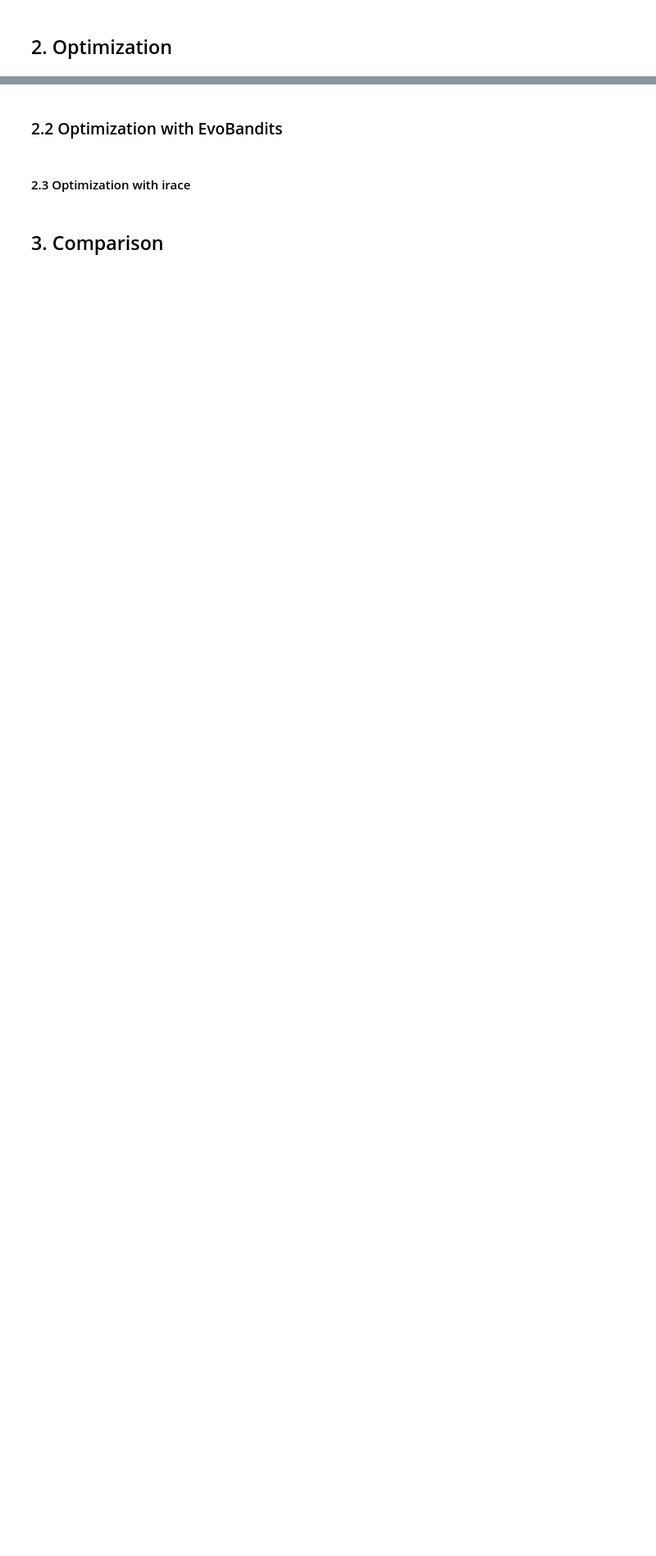
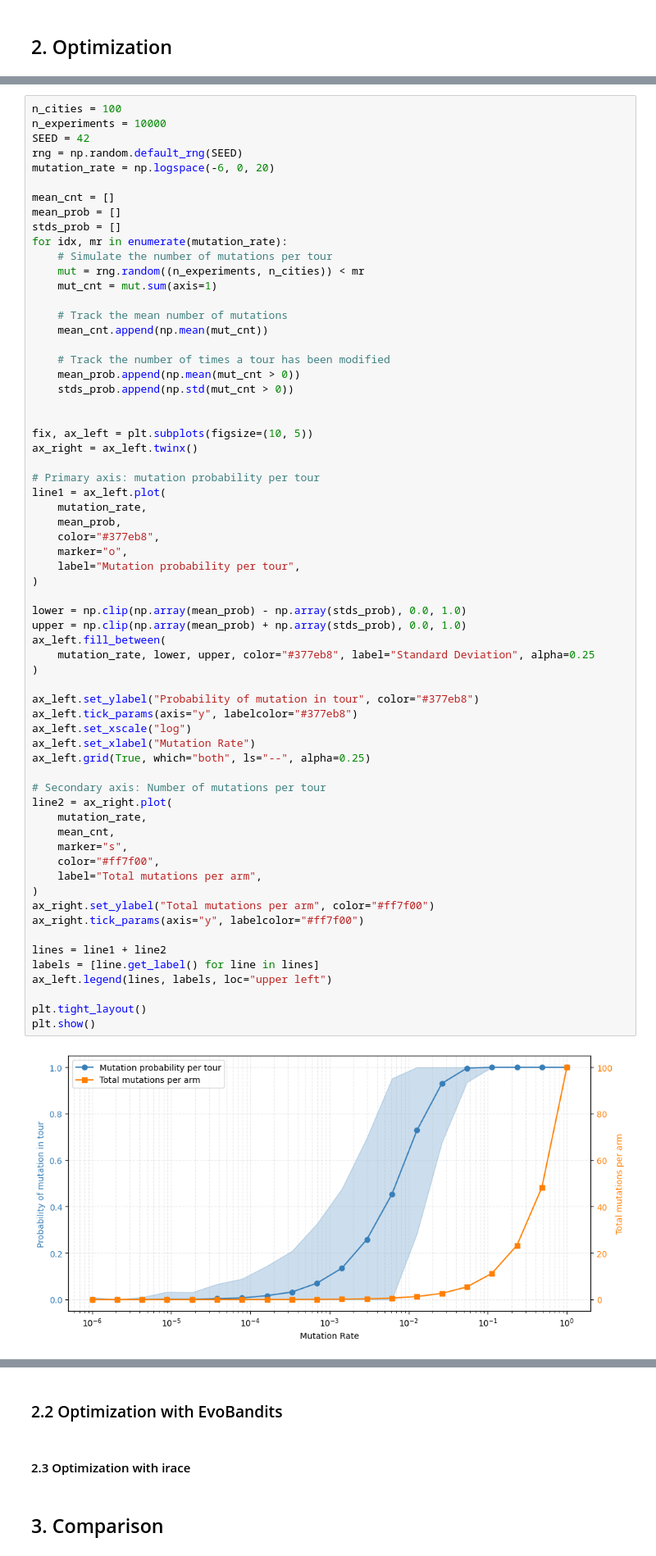
Before and after one commit to fwuermseher/EvoBandits, a Jupyter notebook: examples/demo_ga/optimization.ipynb, the cells around one changed output, grey strips where cells are left out. Shown: that part at 82% size. Cells and saved outputs as stored; diff of their text form; blank space fills up the shorter version.

```diff
--- a/examples/demo_ga/optimization.ipynb
+++ b/examples/demo_ga/optimization.ipynb
@@ -75,0 +138,66 @@ plt.show()
+# %%
+n_cities = 100
+n_experiments = 10000
+SEED = 42
+rng = np.random.default_rng(SEED)
+mutation_rate = np.logspace(-6, 0, 20)
+
+mean_cnt = []
+mean_prob = []
+stds_prob = []
+for idx, mr in enumerate(mutation_rate):
+    # Simulate the number of mutations per tour
+    mut = rng.random((n_experiments, n_cities)) < mr
+    mut_cnt = mut.sum(axis=1)
+
+    # Track the mean number of mutations
+    mean_cnt.append(np.mean(mut_cnt))
+
+    # Track the number of times a tour has been modified
+    mean_prob.append(np.mean(mut_cnt > 0))
+    stds_prob.append(np.std(mut_cnt > 0))
+
+
+fix, ax_left = plt.subplots(figsize=(10, 5))
+ax_right = ax_left.twinx()
+
+# Primary axis: mutation probability per tour
+line1 = ax_left.plot(
+    mutation_rate,
+    mean_prob,
+    color="#377eb8",
+    marker="o",
+    label="Mutation probability per tour",
+)
+
+lower = np.clip(np.array(mean_prob) - np.array(stds_prob), 0.0, 1.0)
+upper = np.clip(np.array(mean_prob) + np.array(stds_prob), 0.0, 1.0)
+ax_left.fill_between(
+    mutation_rate, lower, upper, color="#377eb8", label="Standard Deviation", alpha=0.25
+)
+
+ax_left.set_ylabel("Probability of mutation in tour", color="#377eb8")
+ax_left.tick_params(axis="y", labelcolor="#377eb8")
+ax_left.set_xscale("log")
+ax_left.set_xlabel("Mutation Rate")
+ax_left.grid(True, which="both", ls="--", alpha=0.25)
+
+# Secondary axis: Number of mutations per tour
+line2 = ax_right.plot(
+    mutation_rate,
+    mean_cnt,
+    marker="s",
+    color="#ff7f00",
+    label="Total mutations per arm",
+)
+ax_right.set_ylabel("Total mutations per arm", color="#ff7f00")
+ax_right.tick_params(axis="y", labelcolor="#ff7f00")
+
+lines = line1 + line2
+labels = [line.get_label() for line in lines]
+ax_left.legend(lines, labels, loc="upper left")
+
+plt.tight_layout()
+plt.show()
+# %% [output]
+[figure, added]
```
Also changed, not shown: parts of 17 cells of this notebook, 1 other file.
